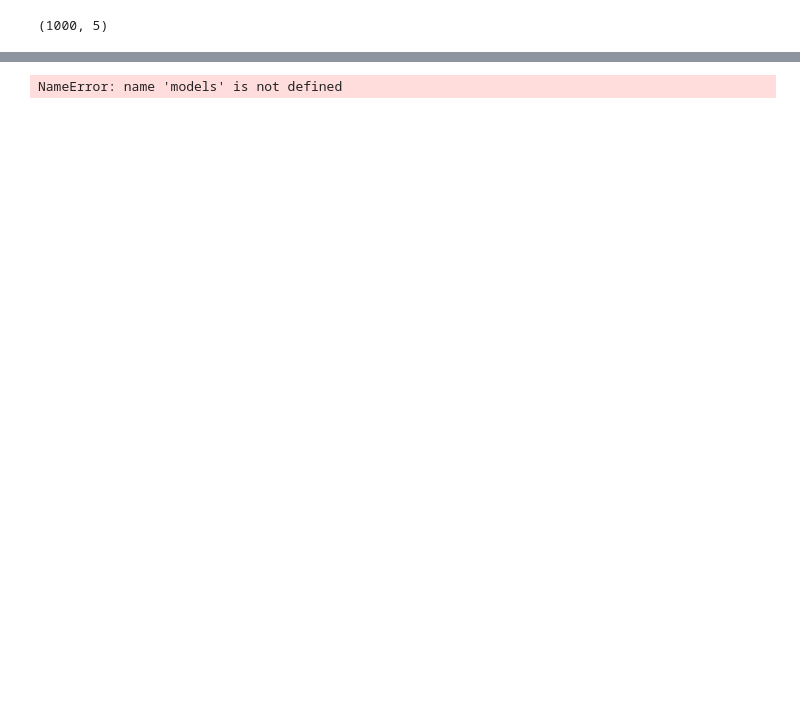
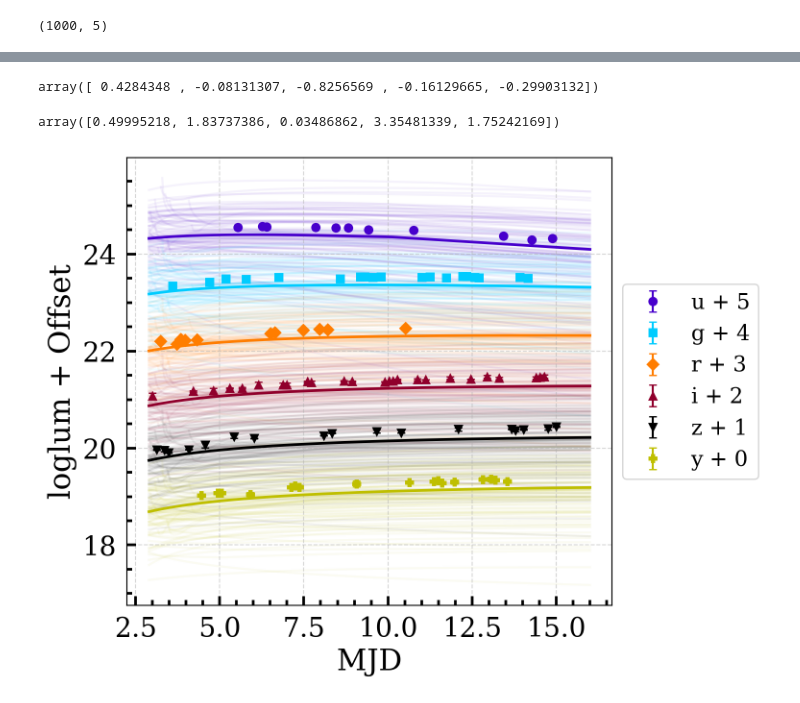
Before and after one commit to gsmteixeira/pilca, a Jupyter notebook: notebooks/05_testing_early_stop_and_no_relu_loss.ipynb, the cells around one changed output, grey strips where cells are left out. Drawn from its saved outputs; the diff is of its cells as text; code cells hidden in the pictures; blank space fills up the shorter version.

```diff
--- a/notebooks/05_testing_early_stop_and_no_relu_loss.ipynb
+++ b/notebooks/05_testing_early_stop_and_no_relu_loss.ipynb
@@ -158,10 +175,16 @@ plt.show()
 # %%
-1+1
+(np.array(samples.mean(0) - model_parameters) )/np.array(model_parameters)
+# %% [output]
+array([ 0.4284348 , -0.08131307, -0.8256569 , -0.16129665, -0.29903132])
+# %%
+samples.mean(0)
+# %% [output]
+array([0.49995218, 1.83737386, 0.03486862, 3.35481339, 1.75242169])
 # %%
 model = models.ModifiedShockCooling4(lc)
-an.lc_modeling_plot(lc=lc, samples=samples, model=model, ycol="loglum")
+an.lc_modeling_plot(lc=lc, samples=samples, model=model, ycol="loglum", offset=1)
 # %% [output]
-NameError: name 'models' is not defined
+[figure, added]
 # %%
 x  = np.linspace(1e-8, 1, 1000)
 f1 = lambda x: 1e-4/x**2
```
Also changed, not shown: parts of 10 cells of this notebook, 5 other files.
